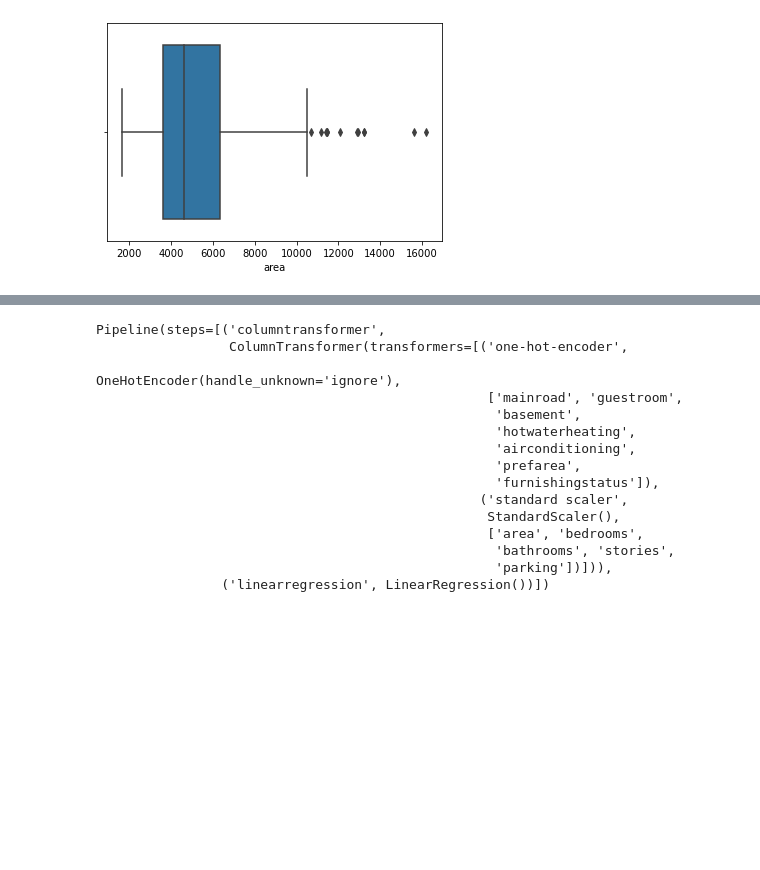
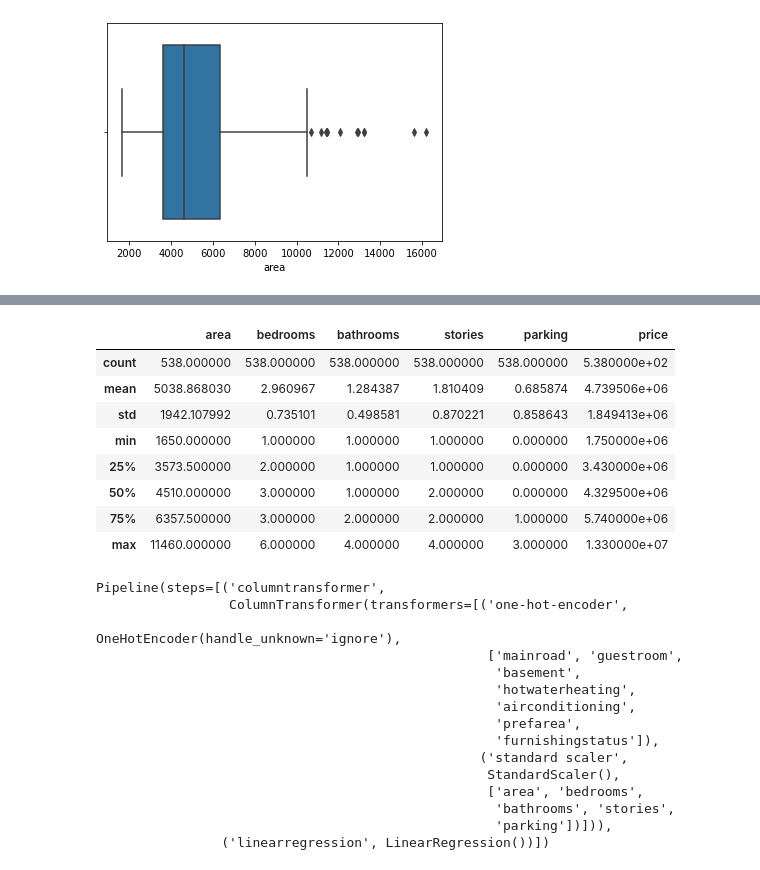
Before and after one commit to nickync/JPMLE, a Jupyter notebook: datasets/miami.ipynb, the cells around one changed output, grey strips where cells are left out. Drawn from its saved outputs; the diff is of its cells as text; code cells hidden in the pictures; blank space fills up the shorter version.

```diff
--- a/datasets/miami.ipynb
+++ b/datasets/miami.ipynb
@@ -104,3 +104,4 @@ sns.boxplot(x='area',data=df)
 [figure]
 # %%
 #drop?
+df.drop(df[df['area'] >= 12000].index,inplace=True)
@@ -107,3 +118,15 @@ sns.boxplot(x='area',data=df)
+# %%
+df.describe()
+# %% [output]
+|  | area | bedrooms | bathrooms | stories | parking | price |
+| count | 538.000000 | 538.000000 | 538.000000 | 538.000000 | 538.000000 | 5.380000e+02 |
+| mean | 5038.868030 | 2.960967 | 1.284387 | 1.810409 | 0.685874 | 4.739506e+06 |
+| std | 1942.107992 | 0.735101 | 0.498581 | 0.870221 | 0.858643 | 1.849413e+06 |
+| min | 1650.000000 | 1.000000 | 1.000000 | 1.000000 | 0.000000 | 1.750000e+06 |
+| 25% | 3573.500000 | 2.000000 | 1.000000 | 1.000000 | 0.000000 | 3.430000e+06 |
+| 50% | 4510.000000 | 3.000000 | 1.000000 | 2.000000 | 0.000000 | 4.329500e+06 |
+| 75% | 6357.500000 | 3.000000 | 2.000000 | 2.000000 | 1.000000 | 5.740000e+06 |
+| max | 11460.000000 | 6.000000 | 4.000000 | 4.000000 | 3.000000 | 1.330000e+07 |
 # %%
 X = df.iloc[:,:-1]
 y = df.iloc[:,-1]
```
Also changed, not shown: parts of 10 cells of this notebook, 2 other files.
